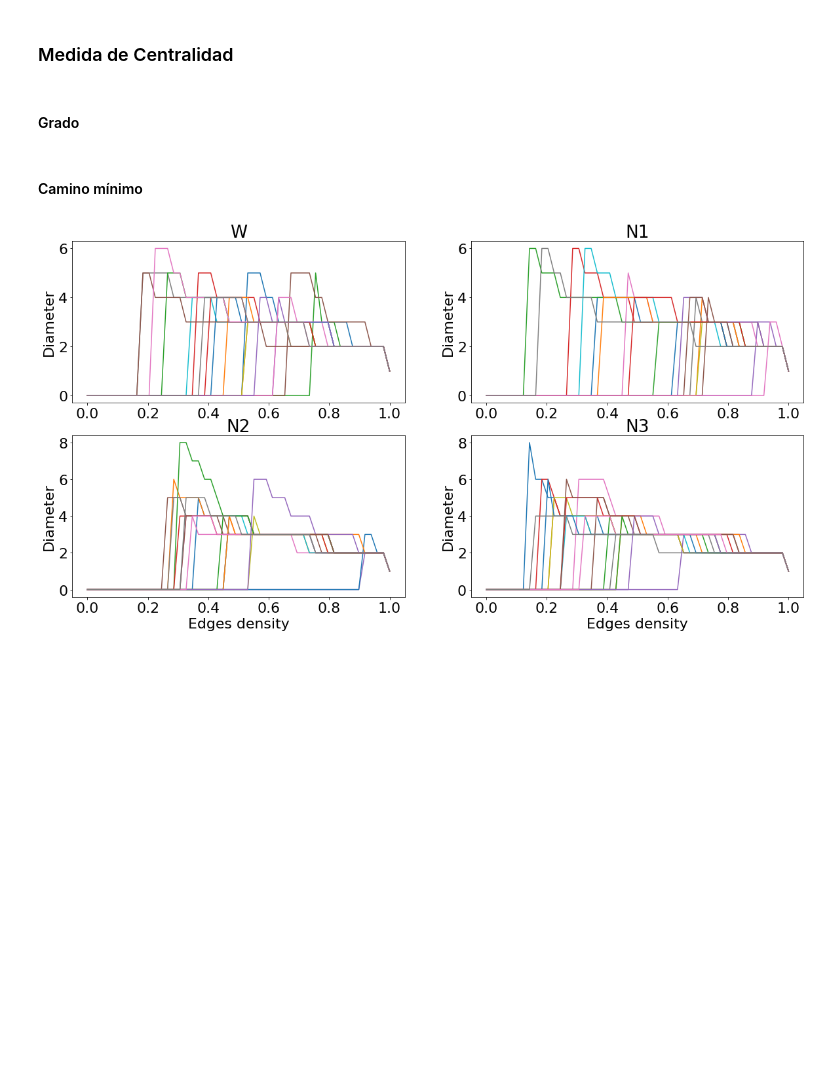
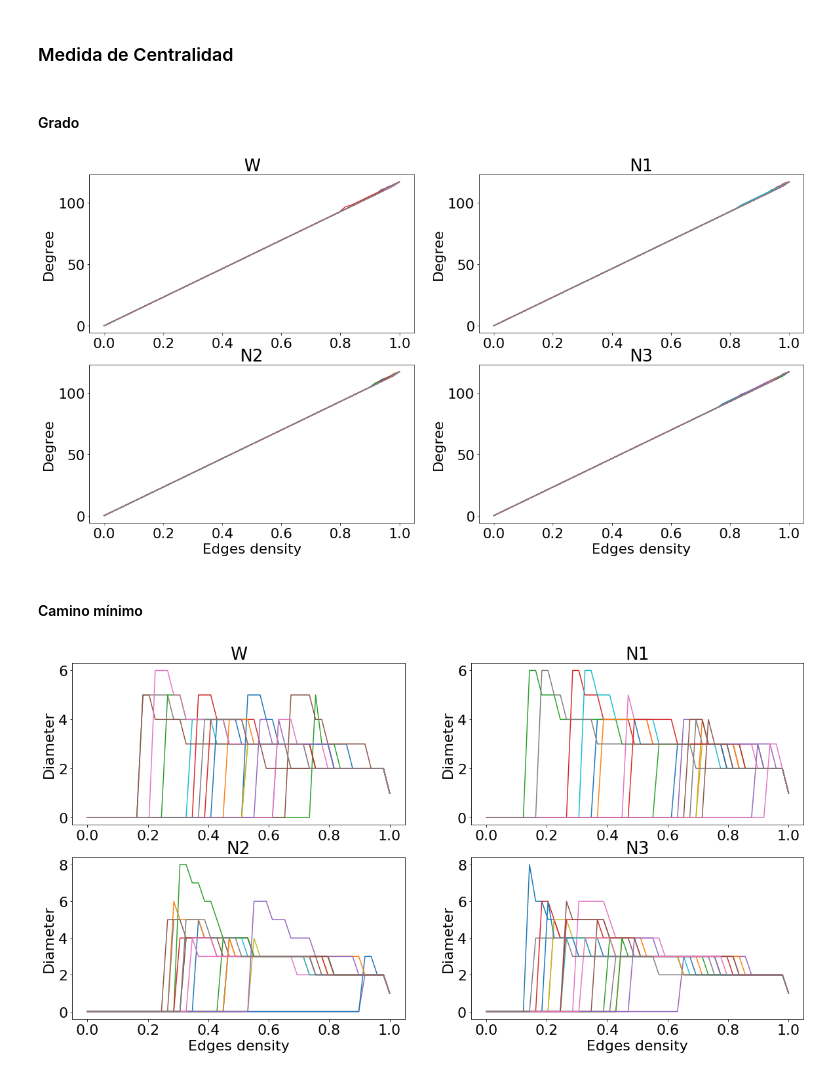
Before and after one commit to elfrasco/dmcyt_tp2, a Jupyter notebook: tp2/Tp2_paola.ipynb, the cells around one changed output. Saved outputs shown, nothing was run; the diff lists cells and outputs as text; code cells hidden in the pictures; blank space fills up the shorter version.

```diff
--- a/tp2/Tp2_paola.ipynb
+++ b/tp2/Tp2_paola.ipynb
@@ -75,6 +75,27 @@ for sleepStage in sleepStages:
 ### Medida de Centralidad
 # %% [markdown]
 #### Grado
+# %%
+def calculateDegree(graphs):
+    value = []
+    for name, Gs in graphs.items():
+        value_ = [np.mean([v for n,v in G.degree]) for G in Gs]
+        value.append(value_)
+    value = np.vstack(value)
+    return value
+
+plt.figure(figsize=(20,10))
+
+for i, sleepStage in enumerate(sleepStages):
+    degree = calculateDegree(graphsBySleepStage[sleepStage])
+    plt.subplot(2,2,i+1)
+    plt.plot(densities, degree.T);
+    if (i != 0 and i != 1):
+        plt.xlabel('Edges density')
+    plt.ylabel('Degree');
+    plt.title(sleepStage)
+# %% [output]
+[figure, added]
 # %% [markdown]
 #### Camino mínimo
 # %%
```
